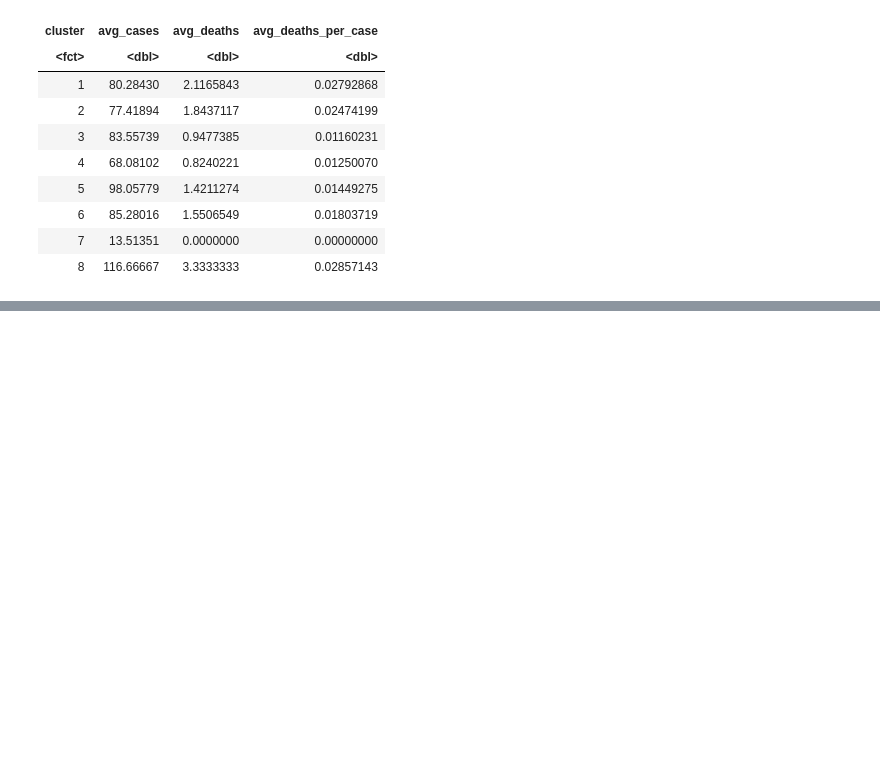
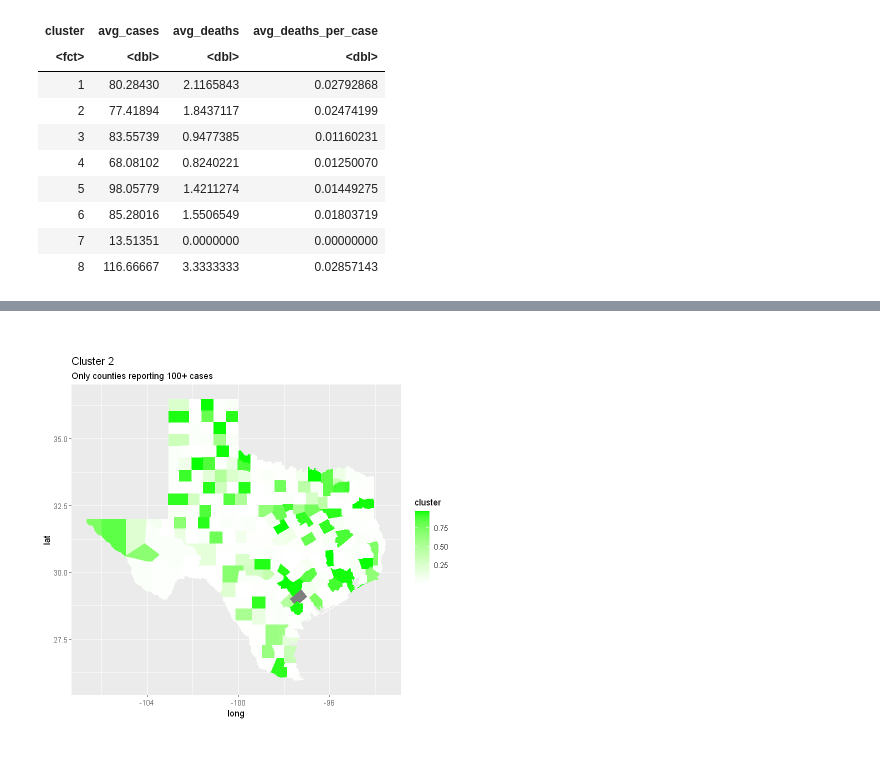
Before and after one commit to ncliu95/smu_dm_project_2, a Jupyter notebook: Project 2.ipynb, the cells around one changed output, grey strips where cells are left out. Cells and saved outputs as stored; diff of their text form; code cells hidden in the pictures; blank space fills up the shorter version.

```diff
--- a/Project 2.ipynb
+++ b/Project 2.ipynb
@@ -611,0 +507,9 @@ A tibble: 4 × 4
+# %%
+counties_TX_clust_2 <- counties_TX_clust %>% mutate(cluster = cluster[,2])
+ggplot(counties_TX_clust_2, aes(long, lat)) +
+  geom_polygon(data = counties_TX_clust_2, aes(x = long, y = lat, group = group, fill = cluster)) +
+  coord_quickmap() +
+  scale_fill_gradient(low = "white", high = "green") +
+  labs(title = "Cluster 2", subtitle = "Only counties reporting 100+ cases")
+# %% [output]
+[figure, added]
```
Also changed, not shown: parts of 42 cells of this notebook.
